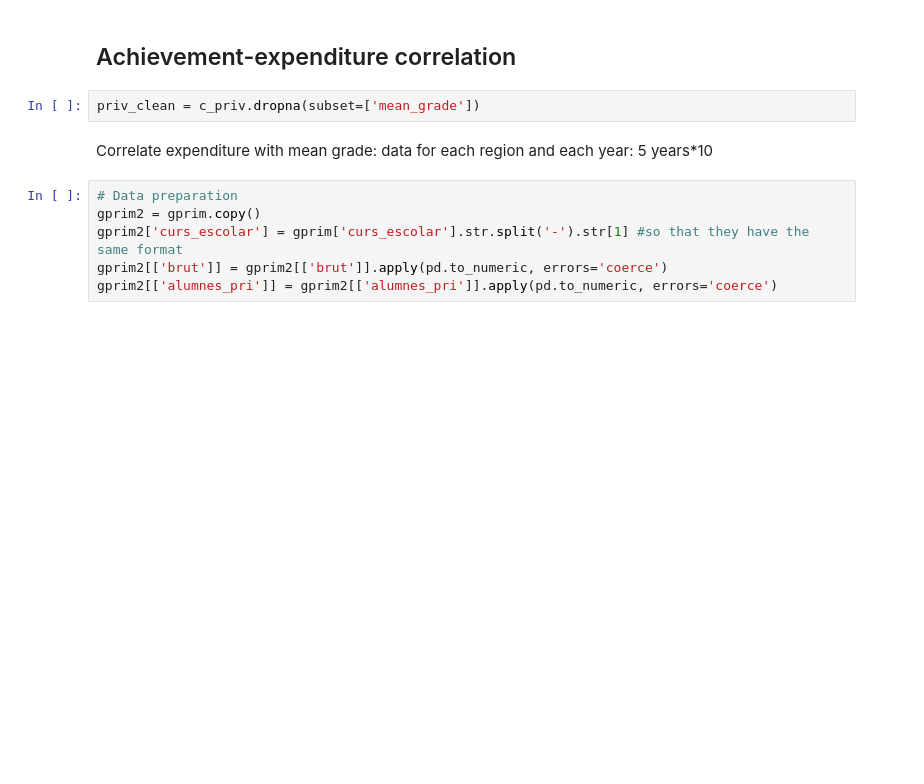
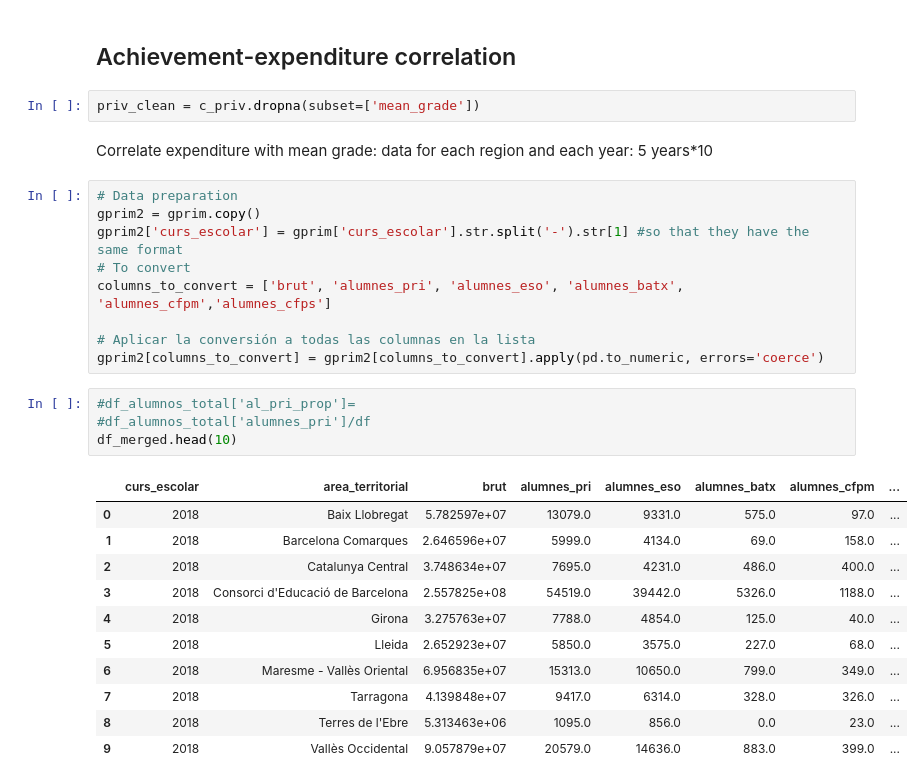
Before and after one commit to edejuan2002/avdm_Competecies, a Jupyter notebook: Eduardo/ed_approach.ipynb, the cells around one changed output. Cells and saved outputs as stored; diff of their text form; blank space fills up the shorter version.

```diff
--- a/Eduardo/ed_approach.ipynb
+++ b/Eduardo/ed_approach.ipynb
@@ -291,8 +261,27 @@ Correlate expenditure with mean grade: data for each region and each year: 5 yea
 # Data preparation
 gprim2 = gprim.copy()
 gprim2['curs_escolar'] = gprim['curs_escolar'].str.split('-').str[1] #so that they have the same format
-gprim2[['brut']] = gprim2[['brut']].apply(pd.to_numeric, errors='coerce')
-gprim2[['alumnes_pri']] = gprim2[['alumnes_pri']].apply(pd.to_numeric, errors='coerce')
+# To convert
+columns_to_convert = ['brut', 'alumnes_pri', 'alumnes_eso', 'alumnes_batx', 'alumnes_cfpm','alumnes_cfps']
+
+# Aplicar la conversión a todas las columnas en la lista
+gprim2[columns_to_convert] = gprim2[columns_to_convert].apply(pd.to_numeric, errors='coerce')
+# %%
+#df_alumnos_total['al_pri_prop']=
+#df_alumnos_total['alumnes_pri']/df
+df_merged.head(10)
+# %% [output]
+|  | curs_escolar | area_territorial | brut | alumnes_pri | alumnes_eso | alumnes_batx | alumnes_cfpm | ... |
+| 0 | 2018 | Baix Llobregat | 5.782597e+07 | 13079.0 | 9331.0 | 575.0 | 97.0 | ... |
+| 1 | 2018 | Barcelona Comarques | 2.646596e+07 | 5999.0 | 4134.0 | 69.0 | 158.0 | ... |
+| 2 | 2018 | Catalunya Central | 3.748634e+07 | 7695.0 | 4231.0 | 486.0 | 400.0 | ... |
+| 3 | 2018 | Consorci d'Educació de Barcelona | 2.557825e+08 | 54519.0 | 39442.0 | 5326.0 | 1188.0 | ... |
+| 4 | 2018 | Girona | 3.275763e+07 | 7788.0 | 4854.0 | 125.0 | 40.0 | ... |
+| 5 | 2018 | Lleida | 2.652923e+07 | 5850.0 | 3575.0 | 227.0 | 68.0 | ... |
+| 6 | 2018 | Maresme - Vallès Oriental | 6.956835e+07 | 15313.0 | 10650.0 | 799.0 | 349.0 | ... |
+| 7 | 2018 | Tarragona | 4.139848e+07 | 9417.0 | 6314.0 | 328.0 | 326.0 | ... |
+| 8 | 2018 | Terres de l'Ebre | 5.313463e+06 | 1095.0 | 856.0 | 0.0 | 23.0 | ... |
+| 9 | 2018 | Vallès Occidental | 9.057879e+07 | 20579.0 | 14636.0 | 883.0 | 399.0 | ... |
 # %%
 # Expenditure of each area and year
 df_gastos = mncps.merge(gprim2,on = 'municipi').groupby(['curs_escolar', 'area_territorial'], as_index=False)['brut'].sum()
```
Also changed, not shown: parts of 5 cells of this notebook, 1 other file.
